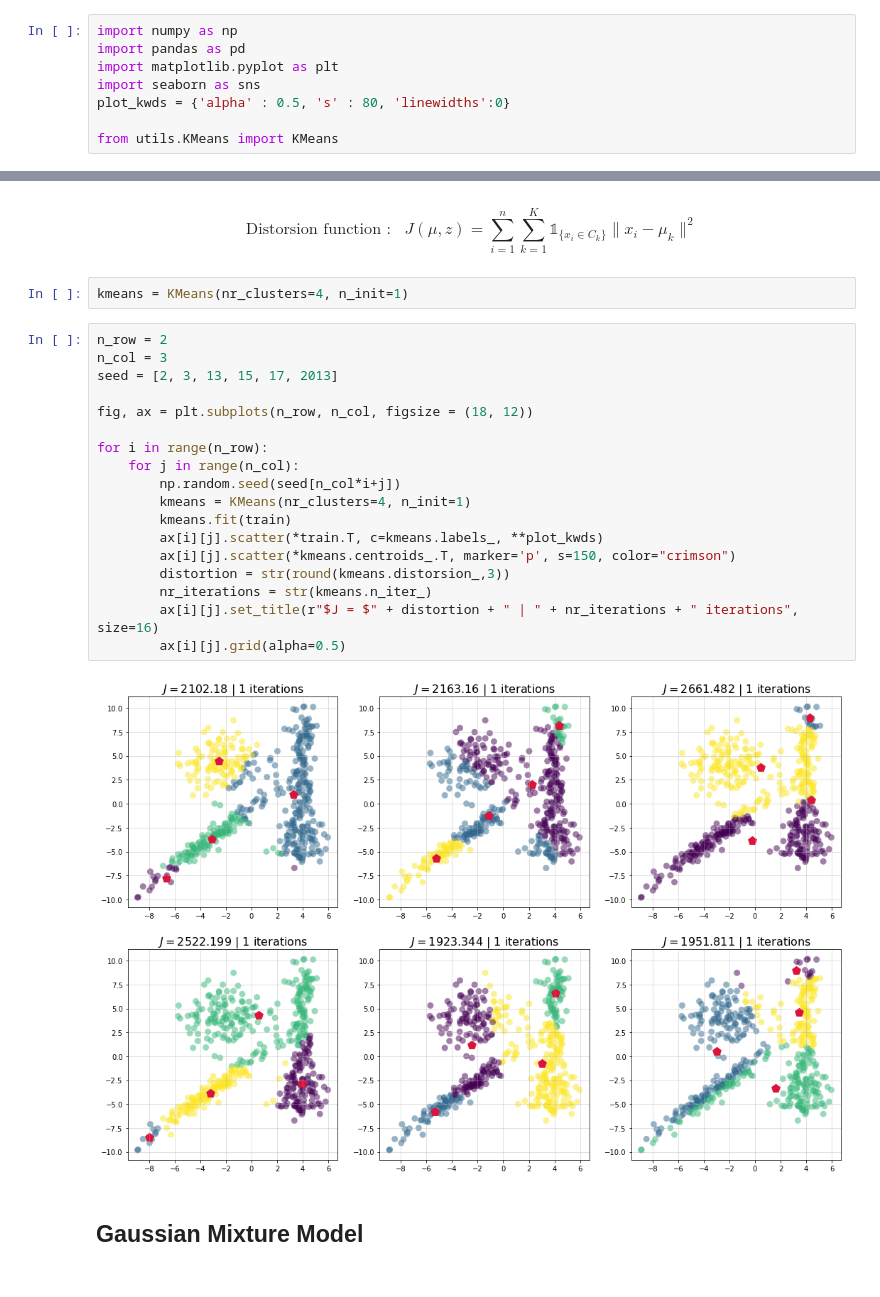
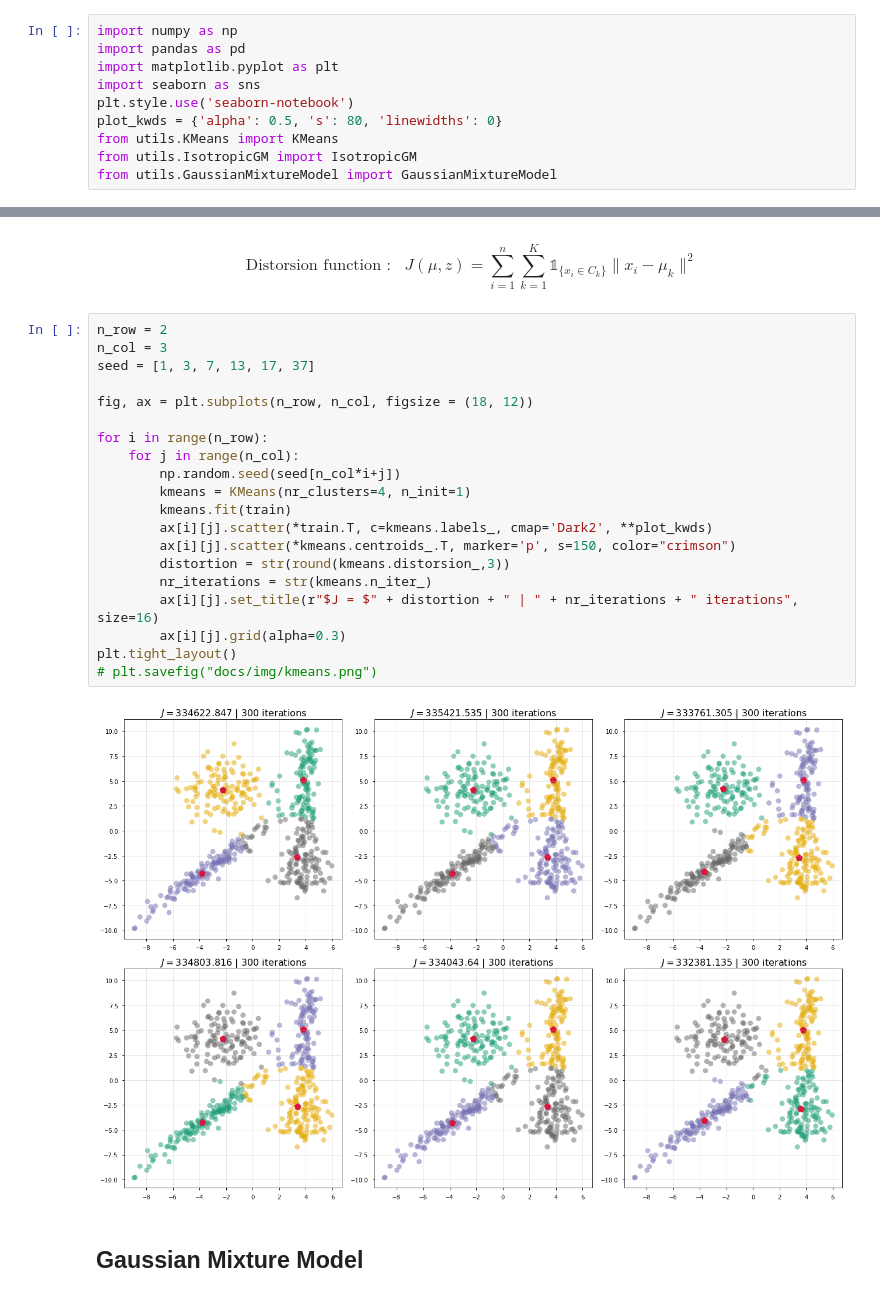
Before and after one commit to shahineb/archives1819, a Jupyter notebook: HWK2/HWK2.ipynb, the cells around one changed output, grey strips where cells are left out. Cells and saved outputs as stored; diff of their text form.

Commit message:
kmeans and gmm debugged + added generation file + cleaned notebook

```diff
--- a/HWK2/HWK2.ipynb
+++ b/HWK2/HWK2.ipynb
@@ -5,9 +5,11 @@ import numpy as np
 import pandas as pd
 import matplotlib.pyplot as plt
 import seaborn as sns
-plot_kwds = {'alpha' : 0.5, 's' : 80, 'linewidths':0}
-
+plt.style.use('seaborn-notebook')
+plot_kwds = {'alpha': 0.5, 's': 80, 'linewidths': 0}
 from utils.KMeans import KMeans
+from utils.IsotropicGM import IsotropicGM
+from utils.GaussianMixtureModel import GaussianMixtureModel
 # %% [markdown]
 #### Load datasets
 # %%
@@ -49,26 +57,26 @@ plt.tight_layout()
 $$\text{Distorsion function :  }\enspace J(\mu, z) = \sum_{i=1}^{n}\sum_{k=1}^{K}\mathbb{1}_{\{x_{i}\in C_{k}\}}\|x_{i}-\mu_{k}\|^{2}$$
-# %%
-kmeans = KMeans(nr_clusters=4, n_init=1)
 # %%
 n_row = 2
 n_col = 3
-seed = [2, 3, 13, 15, 17, 2013]
+seed = [1, 3, 7, 13, 17, 37]
 
 fig, ax = plt.subplots(n_row, n_col, figsize = (18, 12))
 
 for i in range(n_row):
     for j in range(n_col):
         np.random.seed(seed[n_col*i+j])
         kmeans = KMeans(nr_clusters=4, n_init=1)
         kmeans.fit(train)
-        ax[i][j].scatter(*train.T, c=kmeans.labels_, **plot_kwds)
+        ax[i][j].scatter(*train.T, c=kmeans.labels_, cmap='Dark2', **plot_kwds)
         ax[i][j].scatter(*kmeans.centroids_.T, marker='p', s=150, color="crimson")
         distortion = str(round(kmeans.distorsion_,3))
         nr_iterations = str(kmeans.n_iter_)
         ax[i][j].set_title(r"$J = $" + distortion + " | " + nr_iterations + " iterations", size=16)
-        ax[i][j].grid(alpha=0.5)
+        ax[i][j].grid(alpha=0.3)
+plt.tight_layout()
+# plt.savefig("docs/img/kmeans.png")
 # %% [output]
-[figure, old version]
+[figure, new version]
 # %% [markdown]
 ## Gaussian Mixture Model
 # %% [markdown]
```
Also changed, not shown: parts of 7 cells of this notebook, 10 other files.
